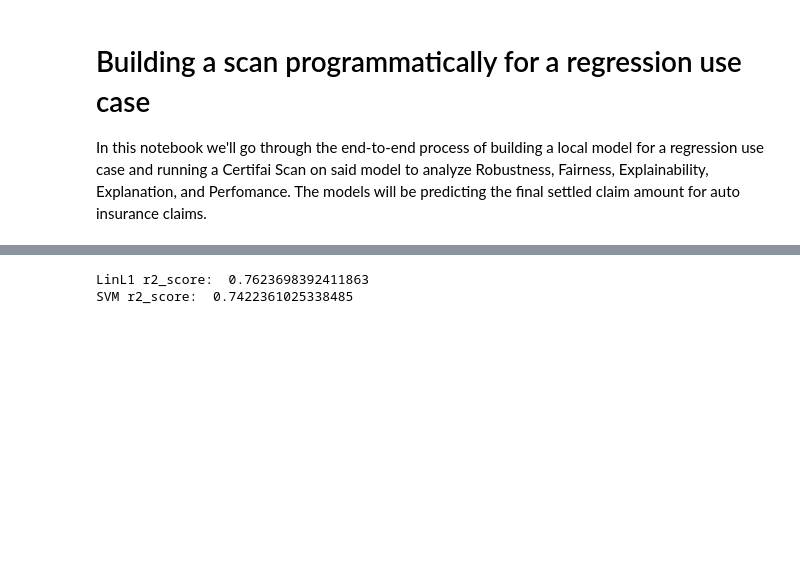
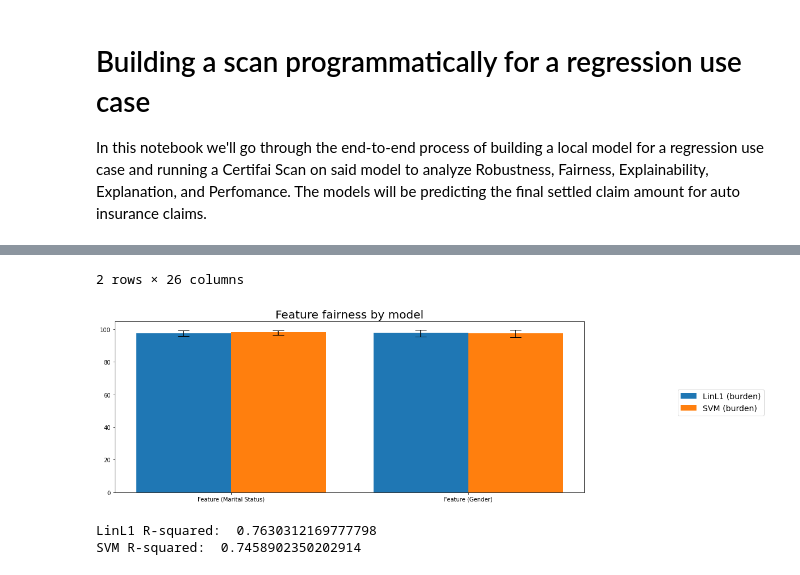
Before and after one commit to CognitiveScale/cortex-certifai-examples, a Jupyter notebook: notebooks/regression/Regression.ipynb, the cells around one changed output, grey strips where cells are left out. Drawn from its saved outputs; the diff is of its cells as text; code cells hidden in the pictures; blank space fills up the shorter version.

```diff
--- a/notebooks/regression/Regression.ipynb
+++ b/notebooks/regression/Regression.ipynb
@@ -219,0 +289,47 @@ display(fairness_df)
+# %%
+# Display the fairness results of fairness evaluation for both models
+# The table displays the fairness scores across different groups within the "Marital Status" and "Gender" features.
+# You can set `include_confidence=True` to include confidence intervals for each burden value
+fairness_df = construct_scores_dataframe(scores("fairness", result))
+display(fairness_df)
+print("\n")
+
+
+%matplotlib inline
+
+def plot_feature_fairness():
+    features = ['Feature (Marital Status)', 'Feature (Gender)']
+    feature_scores = fairness_df[features]
+    feature_lower_bounds = fairness_df[[f + ' lower bound' for f in features]]
+    feature_upper_bounds = fairness_df[[f + ' upper bound' for f in features]]
+
+    fig, ax = plt.subplots(figsize=[15,5])
+    ax.set_title('Feature fairness by model', fontsize=20)
+    colors = ['tab:blue', 'tab:orange', 'tab:green', 'tab:red', 'tab:pink']
+    width = 0.4
+
+    ax.set_xticks(np.arange(len(features))+width)
+    ax.set_xticklabels(features)
+
+    for idx in range(len(fairness_df)):
+        central_values = list(feature_scores.iloc[idx])
+        lower_bounds = list(feature_lower_bounds.iloc[idx])
+        upper_bounds = list(feature_upper_bounds.iloc[idx])
+        lower_errors = [central_values[i] - lower_bounds[i] for i in range(len(central_values))]
+        upper_errors = [upper_bounds[i] - central_values[i] for i in range(len(central_values))]
+
+        ax.bar([width/2+idx*width+f_idx for f_idx in range(len(features))],
+                central_values,
+                width,
+                yerr=[lower_errors, upper_errors],
+                color=colors[idx],
+                label=fairness_df.index[idx],
+                capsize=10)
+
+    fig.legend(fontsize=14, bbox_to_anchor=(1.1,.6))
+    fig.tight_layout()
+    fig.subplots_adjust(right=0.8)
+    plt.show()
+
+plot_feature_fairness()
+# %% [output]
@@ -220,7 +339,9 @@ display(fairness_df)
+2 rows × 26 columns
+[figure, added]
 # %%
-# Here we will display the r-squared value computed during the performance evaluation
-print('LinL1 r2_score: ', result['performance']['LinL1']['performance_metrics'][0]['value'])
-print('SVM r2_score: ', result['performance']['SVM']['performance_metrics'][0]['value'])
+# Below we will display the R-squared value computed during the performance evaluation
+print('LinL1 R-squared: ', result['performance']['LinL1']['performance_metrics'][0]['value'])
+print('SVM R-squared: ', result['performance']['SVM']['performance_metrics'][0]['value'])
 # %% [output]
-LinL1 r2_score:  0.7623698392411863
-SVM r2_score:  0.7422361025338485
+LinL1 R-squared:  0.7630312169777798
+SVM R-squared:  0.7458902350202914
```
Also changed, not shown: parts of 16 cells of this notebook.
